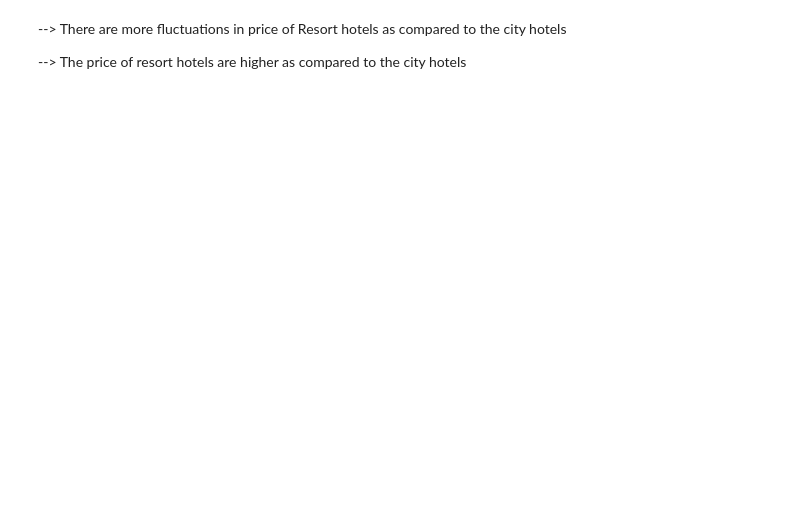
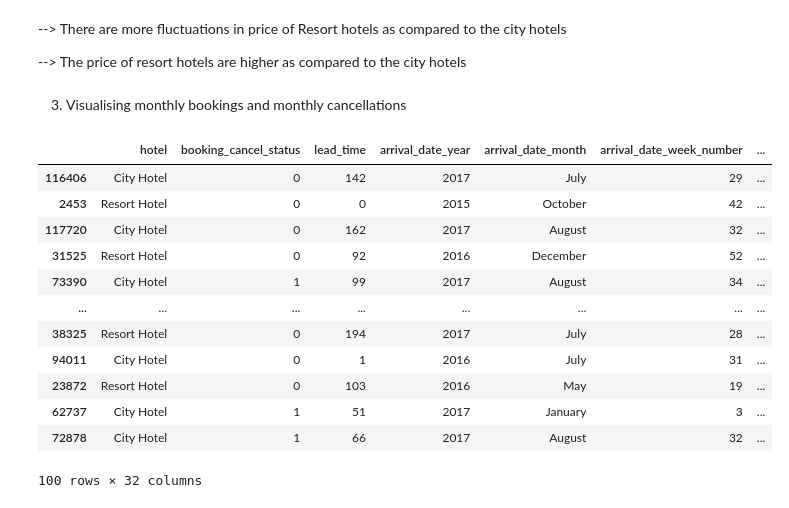
Before and after one commit to SomyaH99/Data_analysis_0f_Hotel_bookings, a Jupyter notebook: Hotel_Booking_Analysis_Capstone_Project.ipynb, the cells around one changed output. Cells and saved outputs as stored; diff of their text form; code cells hidden in the pictures; blank space fills up the shorter version.

```diff
--- a/Hotel_Booking_Analysis_Capstone_Project.ipynb
+++ b/Hotel_Booking_Analysis_Capstone_Project.ipynb
@@ -294,0 +293,23 @@ See the caveats in the documentation: https://pandas.pydata.org/pandas-docs/stab
+# %% [markdown]
+3. Visualising monthly bookings and monthly cancellations
+# %%
+# taking different values of months count into account.
+df_copy= df.copy()
+df_copy['no_of_bookings']= 1
+df_copy.loc[(df_copy.arrival_date_month== 'July')| (df_copy.arrival_date_month== 'August'),'no_of_bookings']/=3
+df_copy.loc[~((df_copy.arrival_date_month== 'July')| (df_copy.arrival_date_month== 'August')),'no_of_bookings']/=2
+df_copy.sample(100)
+# %% [output]
+|  | hotel | booking_cancel_status | lead_time | arrival_date_year | arrival_date_month | arrival_date_week_number | ... |
+| 116406 | City Hotel | 0 | 142 | 2017 | July | 29 | ... |
+| 2453 | Resort Hotel | 0 | 0 | 2015 | October | 42 | ... |
+| 117720 | City Hotel | 0 | 162 | 2017 | August | 32 | ... |
+| 31525 | Resort Hotel | 0 | 92 | 2016 | December | 52 | ... |
+| 73390 | City Hotel | 1 | 99 | 2017 | August | 34 | ... |
+| ... | ... | ... | ... | ... | ... | ... | ... |
+| 38325 | Resort Hotel | 0 | 194 | 2017 | July | 28 | ... |
+| 94011 | City Hotel | 0 | 1 | 2016 | July | 31 | ... |
+| 23872 | Resort Hotel | 0 | 103 | 2016 | May | 19 | ... |
+| 62737 | City Hotel | 1 | 51 | 2017 | January | 3 | ... |
+| 72878 | City Hotel | 1 | 66 | 2017 | August | 32 | ... |
+100 rows × 32 columns
```
Also changed, not shown: parts of 11 cells of this notebook.
